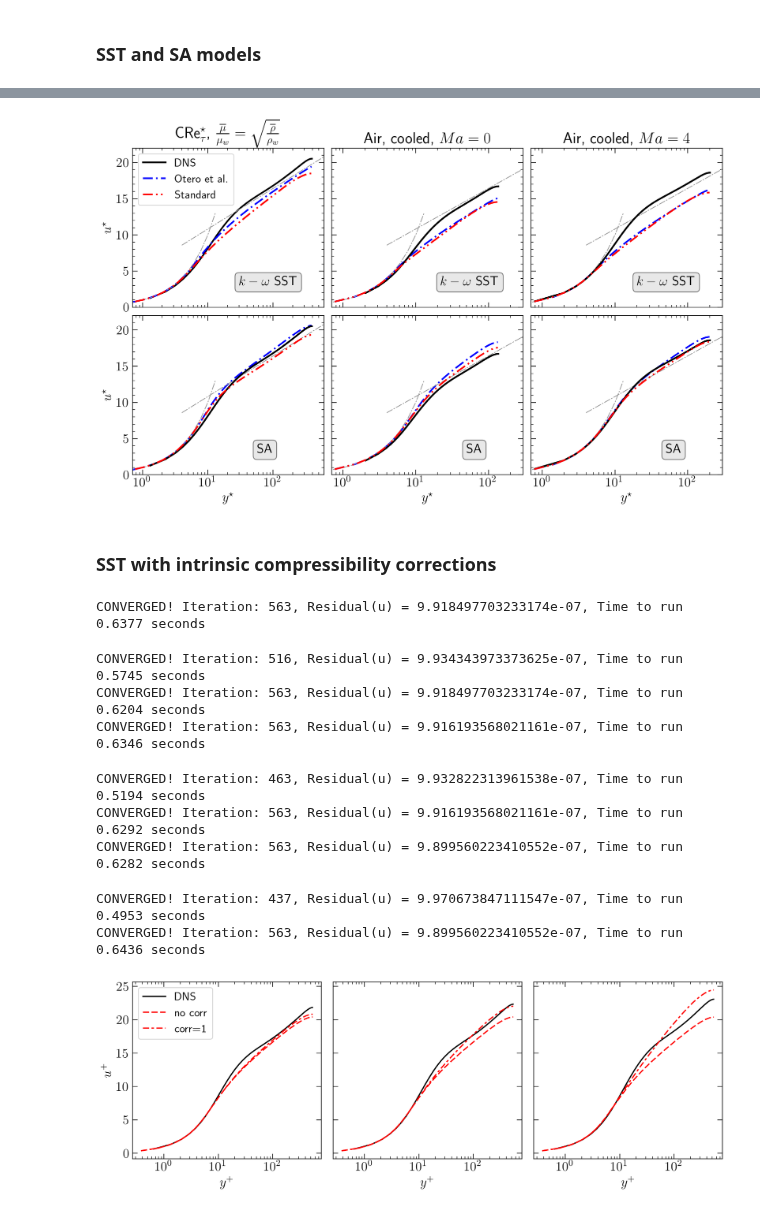
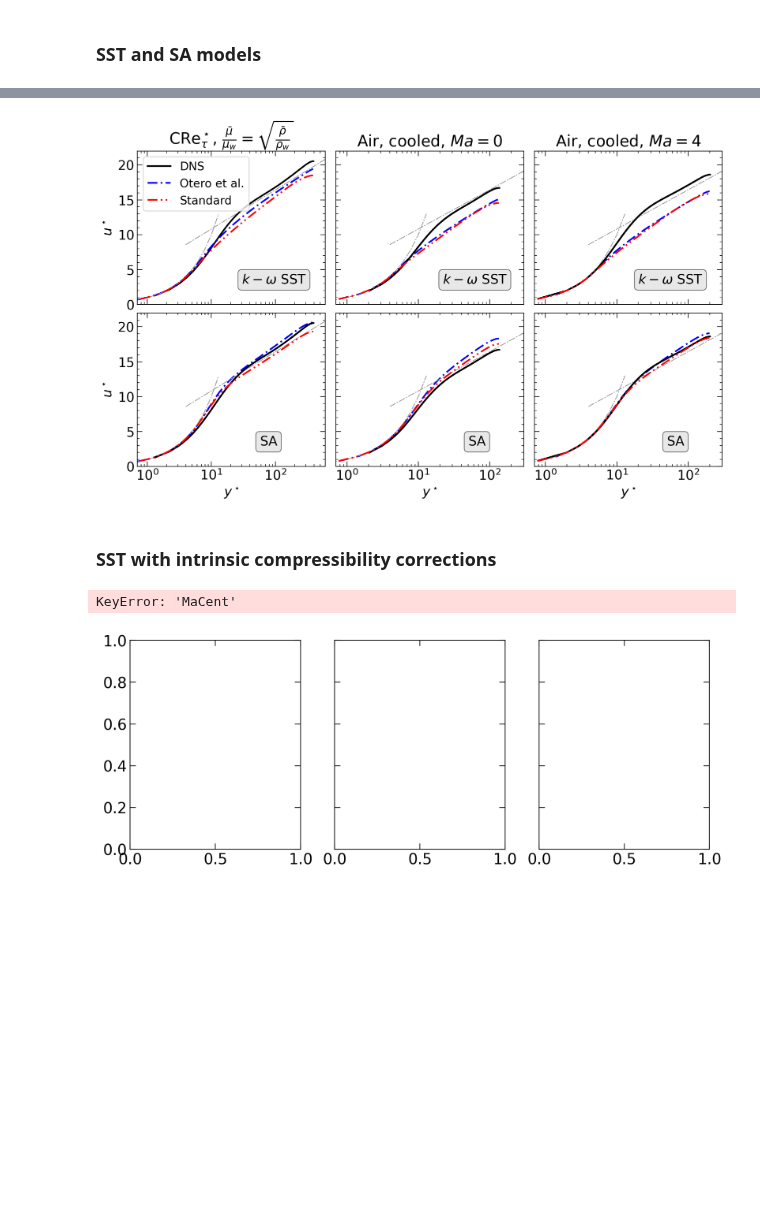
Before and after one commit to Fluid-Dynamics-Of-Energy-Systems-Team/RANS_Channel, a Jupyter notebook: main.ipynb, the cells around one changed output, grey strips where cells are left out. Saved outputs shown, nothing was run; the diff lists cells and outputs as text; code cells hidden in the pictures; blank space fills up the shorter version.

Commit message:
changed name in dns data set

```diff
--- a/main.ipynb
+++ b/main.ipynb
@@ -256,22 +266,21 @@ def loadTLdata(file):
 ### Data from Hasan et al., PRF (2023)
 # %%
 def loadHasanData(file):
-    # file = 'DNS_data/HasanEtAlMach2.csv'
+
     conditions  = pd.read_csv(file, nrows=1).to_dict('records')
     data        = pd.read_csv(file, skiprows=3)
     data['y']   = data['yst']/conditions[0]['ReTau']
     data['rho'] = 1.0
     data['mu']  = 1.0/conditions[0]['ReTau']
 
-    return {**(conditions[0]), 'y':data['y'], 'yst':data['yst'],
-                                'ust':data['ust'], 'rho':data['rho'], 'mu':data['mu']}
+    return {**(conditions[0]),
+            'y':   data['y'],
+            'yst': data['yst'],
+            'ust': data['ust'],
+            'rho': data['rho'],
+            'mu':  data['mu']}
 
-# df = loadHasanData('DNS_data/HasanEtAlMach2.csv')
-# plt.plot(df['y'], df['ust'])
-
-# df = loadHasanData('DNS_data/HasanEtAlMach3.csv')
-# plt.semilogx(df['yst'], df['ust'])
-
-# df = loadHasanData('DNS_data/HasanEtAlMach4.csv')
-# plt.semilogx(df['yst'], df['ust'],':')
+# df = loadHasanData('DNS_data/HasanEtAlMach2.csv'); plt.semilogx(df['yst'], df['ust'], 'k-')
+# df = loadHasanData('DNS_data/HasanEtAlMach3.csv'); plt.semilogx(df['yst'], df['ust'], 'k--')
+# df = loadHasanData('DNS_data/HasanEtAlMach4.csv'); plt.semilogx(df['yst'], df['ust'], 'k-.')
 # %% [markdown]
@@ -620,9 +627,10 @@ The changes for the compressiblity correction are indicated in red.
 # %%
 class SST:
 
-    def initTurbModel(self, mesh):
+    def initTurbModel(self, mesh, underrelax = 0.8):
         self.k  = 0.01*np.ones_like(mesh.y)
         self.om = np.ones_like(mesh.y)
+        self.underrelax = underrelax
 
     def calcEddyVisc(self, mesh, u, r, mu, T, **params):
 
@@ -641,8 +649,6 @@ class SST:
         a1        = 0.31
         alfa_1    = beta_1/betaStar - sigma_om1*0.41**2.0/betaStar**0.5
         alfa_2    = beta_2/betaStar - sigma_om2*0.41**2.0/betaStar**0.5
-
-        underrelaxK  = underrelaxOm = 0.8           # Relaxation factors
 
         dudy  = mesh.ddy@u
         dkdy  = mesh.ddy@k     # grad k
@@ -677,7 +683,7 @@ class SST:
 
         # IC Corrections
         if params['compressCorr'] != "None":
-            Mt = params['Mach']*np.sqrt(2*k)/u[n//2]*np.sqrt(T[0]/T)
+            Mt = params['MaCent']*np.sqrt(2*k)/u[n//2]*np.sqrt(T[0]/T)
             Mto = 0.2
             Fmt = np.zeros(n)
             Fmt[Mt>Mto] = 1 - np.exp( - (Mt[Mt>Mto] - Mto)**2/0.66**2)
@@ -731,7 +737,7 @@ class SST:
         om[0 ] = 60.0*mu[0 ]/beta_1/r[0 ]/wallDist[1 ]/wallDist[1 ]         # Wall boundary conditions
         om[-1] = 60.0*mu[-1]/beta_1/r[-1]/wallDist[-2]/wallDist[-2]
 
-        om = mesh.solveEqn(om*fs, A, b, underrelaxOm)[0]/fs               # Solve
+        om = mesh.solveEqn(om*fs, A, b, self.underrelax)[0]/fs               # Solve
         om[1:-1] = np.maximum(om[1:-1], 1.e-12)
 
         # ---------------------------------------------------------------------
@@ -762,7 +768,7 @@ class SST:
 
         k[0] = k[-1] = 0.0                                             # Wall boundary conditions
 
-        k = mesh.solveEqn(k*fs, A, b, underrelaxK)[0]/fs                  # Solve
+        k = mesh.solveEqn(k*fs, A, b, self.underrelax)[0]/fs                  # Solve
         k[1:-1] = np.maximum(k[1:-1], 1.e-12)
 
         self.k = k
@@ -1316,7 +1322,7 @@ ax[1,2].set_xlabel(r'$y^\star$')
 
 
 
-ax[0,0].set_title(r'CRe$^\star_\tau$, $\frac{\overline\mu}{\mu_w} = \sqrt{\frac{\overline\rho}{\rho_w}}$')
+ax[0,0].set_title(r'CRe$^\star_\tau$, $\frac{\bar\mu}{\mu_w} = \sqrt{\frac{\bar\rho}{\rho_w}}$')
 ax[0,1].set_title(r'Air, cooled, $Ma=0$')
 ax[0,2].set_title(r'Air, cooled, $Ma=4$')
 
@@ -1333,7 +1339,7 @@ ax[1,2].text(50, 3, r'SA', rotation=0, bbox=props)
 
 plt.tight_layout(w_pad=0.6, h_pad=0.1)
 # %% [output]
-[figure, old version]
+[figure, new version]
 # %%
 fig.savefig('othermodels.pdf')
 # %% [markdown]
@@ -1345,61 +1351,53 @@ def runSSTwithIntrinsicCompCorr(DNS):
                      turbModel = SST(),
                      varPropCorr = "None",
                      yDNS = DNS['y'], rhoDNS = DNS['rho'], muDNS = DNS['mu'],
-                     compressCorr='None', Mach=DNS['Mach'])
+                     compressCorr='None', MaCent=DNS['MaCent'])
 
     res2 = solveRANS(mesh = mesh,
                      ReTau = DNS['ReTau'],
                      turbModel = SST(),
                      varPropCorr = "None",
                      yDNS = DNS['y'], rhoDNS = DNS['rho'], muDNS = DNS['mu'],
-                     compressCorr='preDil', Mach=DNS['Mach'])
+                     compressCorr='preDil', MaCent=DNS['MaCent'])
 
     res3 = solveRANS(mesh = mesh,
                      ReTau = DNS['ReTau'],
                      turbModel = SST(),
                      varPropCorr = "None",
                      yDNS = DNS['y'], rhoDNS = DNS['rho'], muDNS = DNS['mu'],
-                     compressCorr='epsDil', Mach=DNS['Mach'])
+                     compressCorr='epsDil', MaCent=DNS['MaCent'])
     return res1, res2, res3
 
 
 def plotResultsSSTwithIntrinsicCompCorr(ax):
     ax.semilogx(DNS['yst'][1:len(DNS['y'])//2], DNS['ust'][1:len(DNS['y'])//2], 'k', label='DNS')
     ax.semilogx(res1['yst'][1:mesh.n//2], res1['ust'][1:mesh.n//2], 'r', dashes=(5,2),         label='no corr')
     ax.semilogx(res2['yst'][1:mesh.n//2], res2['ust'][1:mesh.n//2], 'r', dashes=(5,2,2,2),     label='corr=1')
     # ax.semilogx(res3['yst'][1:mesh.n//2], res3['ust'][1:mesh.n//2], 'k', dashes=(5,2,2,2,2,2), label='corr=2')
 
 
 fig, ax = plt.subplots(1,3, figsize=(11, 4), sharey='row')
 
 mesh = Mesh(200,2,5)
 
 DNS = loadHasanData(dataRepo+'HasanEtAlMach2.csv')
 res1, res2, res3 = runSSTwithIntrinsicCompCorr(DNS)
 plotResultsSSTwithIntrinsicCompCorr(ax[0])
 
 DNS = loadHasanData(dataRepo+'HasanEtAlMach3.csv')
 res1, res2, res3 = runSSTwithIntrinsicCompCorr(DNS)
 plotResultsSSTwithIntrinsicCompCorr(ax[1])
 
 DNS = loadHasanData(dataRepo+'HasanEtAlMach4.csv')
 res1, res2, res3 = runSSTwithIntrinsicCompCorr(DNS)
 plotResultsSSTwithIntrinsicCompCorr(ax[2])
 
 ax[0].set_ylabel(r'$u^+$')
 ax[0].set_xlabel(r'$y^+$')
 ax[1].set_xlabel(r'$y^+$')
 ax[2].set_xlabel(r'$y^+$')
 ax[0].legend(loc=2, fontsize=14)
 plt.tight_layout(w_pad=0.9, h_pad=0.0)
 # %% [output]
-CONVERGED! Iteration: 563, Residual(u) = 9.918497703233174e-07, Time to run 0.6377 seconds
+KeyError: 'MaCent'
-CONVERGED! Iteration: 516, Residual(u) = 9.934343973373625e-07, Time to run 0.5745 seconds
-CONVERGED! Iteration: 563, Residual(u) = 9.918497703233174e-07, Time to run 0.6204 seconds
-CONVERGED! Iteration: 563, Residual(u) = 9.916193568021161e-07, Time to run 0.6346 seconds
-CONVERGED! Iteration: 463, Residual(u) = 9.932822313961538e-07, Time to run 0.5194 seconds
-CONVERGED! Iteration: 563, Residual(u) = 9.916193568021161e-07, Time to run 0.6292 seconds
-CONVERGED! Iteration: 563, Residual(u) = 9.899560223410552e-07, Time to run 0.6282 seconds
-CONVERGED! Iteration: 437, Residual(u) = 9.970673847111547e-07, Time to run 0.4953 seconds
-CONVERGED! Iteration: 563, Residual(u) = 9.899560223410552e-07, Time to run 0.6436 seconds
-[figure, old version]
+[figure, new version]
```
Also changed, not shown: parts of 15 cells of this notebook, 3 other files.
